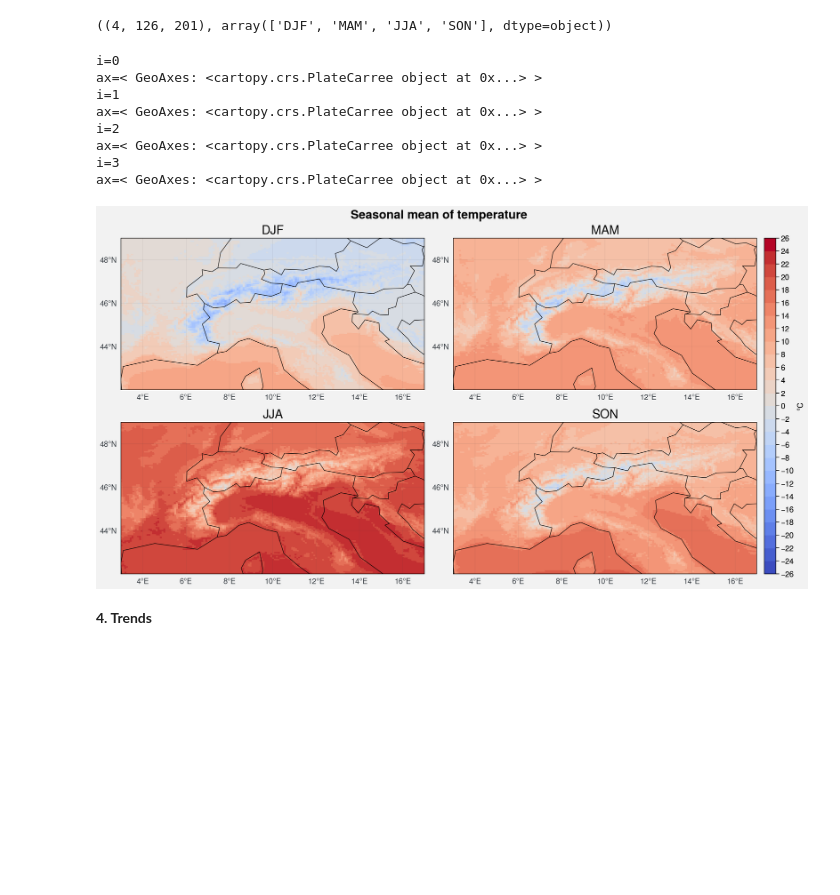
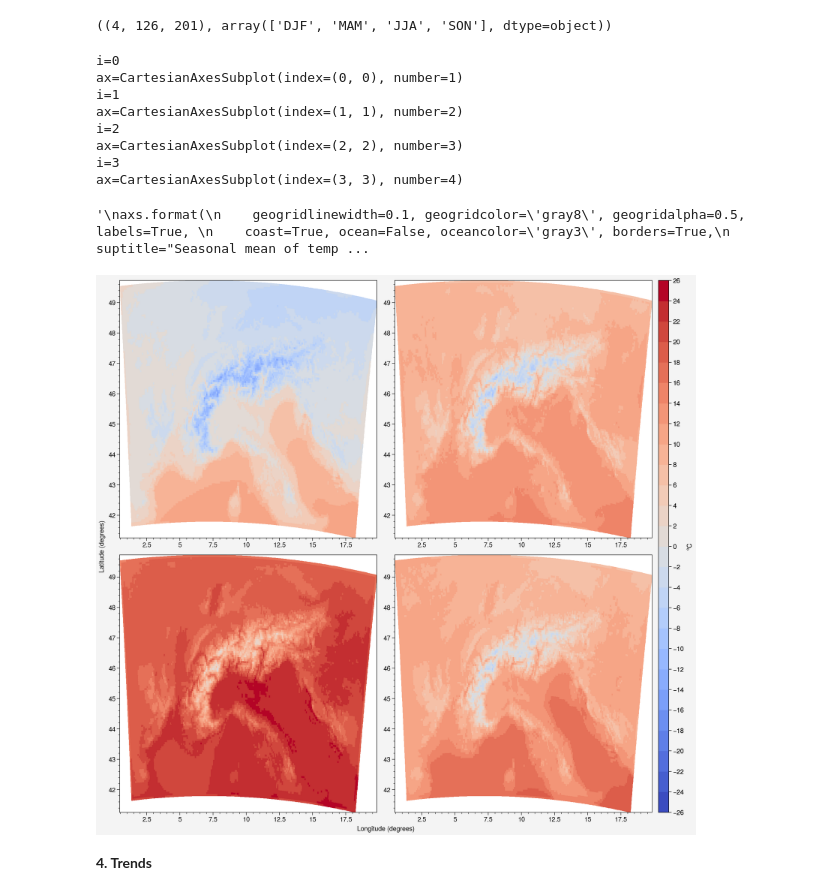
Before and after one commit to philinat/Stage-M2, a Jupyter notebook: MAR_alpine_climate_trends.ipynb, the cells around one changed output. Saved outputs shown, nothing was run; the diff lists cells and outputs as text; code cells hidden in the pictures; blank space fills up the shorter version.

```diff
--- a/MAR_alpine_climate_trends.ipynb
+++ b/MAR_alpine_climate_trends.ipynb
@@ -38,7 +34,7 @@ ModuleNotFoundError: No module named 'xarray'
 # %% [markdown]
 **2. Geographical coordinates**
 # %%
-ds = xr.open_dataset('../MARgrid_EUf.nc')
+ds = xr.open_dataset('/bettik/beaumetj/MARout/MAR-ERA-20C/MARgrid_EUf.nc')
 ds # ds as dataset
 # %% [output]
 <xarray.Dataset>
@@ -59,8 +55,8 @@ Attributes:
     netcdf:       4.1.1 of Feb 12 2011 08:44:29 $
     NCO:          "4.6.3"
 # %%
-fig, ax = plt.subplots()
-m=ax.pcolormesh(ds.LON, ds.LAT, ds.SH)
+fig, ax = plt.subplots(figsize=(20,16))
+m=ax.pcolormesh(ds.LON, ds.LAT, ds.SH,cmap='jet')
 fig.colorbar(m,label= 'm.asl')
 ax.set_title('Topography with a 7km resolution')
 # %% [output]
@@ -69,7 +65,7 @@ Text(0.5, 1.0, 'Topography with a 7km resolution')
 # %% [markdown]
 **3. Temperature**
 # %%
-ds_T = xr.open_dataset('../MAR_ERA20C_TTz_2m.nc')
+ds_T = xr.open_dataset('/bettik/beaumetj/MARout/MAR-ERA-20C/monthly/MON.ERA-20C_v1.EUf.TTz.2010.nc')
 ds_T # ds as dataset
 # %% [output]
 <xarray.Dataset>
@@ -125,36 +121,39 @@ seasonal_mean.shape, seasonal_mean.season.data
 levels=np.arange(-26,28,2)
 # %%
 # Producing the map, excluding the borders of the domain.
-f, axs = plot.subplots(proj='cyl',ncols=2, nrows=2, share=1, axwidth=5)
+#f, axs = plot.subplots(proj='cyl',ncols=2, nrows=2, share=1, axwidth=5)
+f, axs = plot.subplots(ncols=2, nrows=2, share=1, axwidth=5)
 for i, ax in enumerate(axs):
     print('i='+str(i))
     print('ax='+str(ax))
     m = ax.pcolormesh(
         ds.LON,ds.LAT,
         seasonal_mean[i,:,:],
         levels=levels,
         cmap='coolwarm'
     )
-    ax.format(title=seasonal_mean.season.data[i],large='20px')
+    #ax.format(title=seasonal_mean.season.data[i],large='20px')
 
 f.colorbar(m, label= '°C')
-
+'''
 axs.format(
     geogridlinewidth=0.1, geogridcolor='gray8', geogridalpha=0.5, labels=True,
     coast=True, ocean=False, oceancolor='gray3', borders=True,
     suptitle="Seasonal mean of temperature",
     lonlines=2, latlines=2, abc=False, latlim=[42.,49.],lonlim=[3.,17.]
 )
+'''
 # %% [output]
 i=0
-ax=< GeoAxes: <cartopy.crs.PlateCarree object at 0x...> >
+ax=CartesianAxesSubplot(index=(0, 0), number=1)
 i=1
-ax=< GeoAxes: <cartopy.crs.PlateCarree object at 0x...> >
+ax=CartesianAxesSubplot(index=(1, 1), number=2)
 i=2
-ax=< GeoAxes: <cartopy.crs.PlateCarree object at 0x...> >
+ax=CartesianAxesSubplot(index=(2, 2), number=3)
 i=3
-ax=< GeoAxes: <cartopy.crs.PlateCarree object at 0x...> >
+ax=CartesianAxesSubplot(index=(3, 3), number=4)
+'\naxs.format(\n    geogridlinewidth=0.1, geogridcolor=\'gray8\', geogridalpha=0.5, labels=True, \n    coast=True, ocean=False, oceancolor=\'gray3\', borders=True,\n    suptitle="Seasonal mean of temp ...
-[figure, old version]
+[figure, new version]
 # %% [markdown]
 **4. Trends**
 # %%
```
Also changed, not shown: parts of 7 cells of this notebook.
